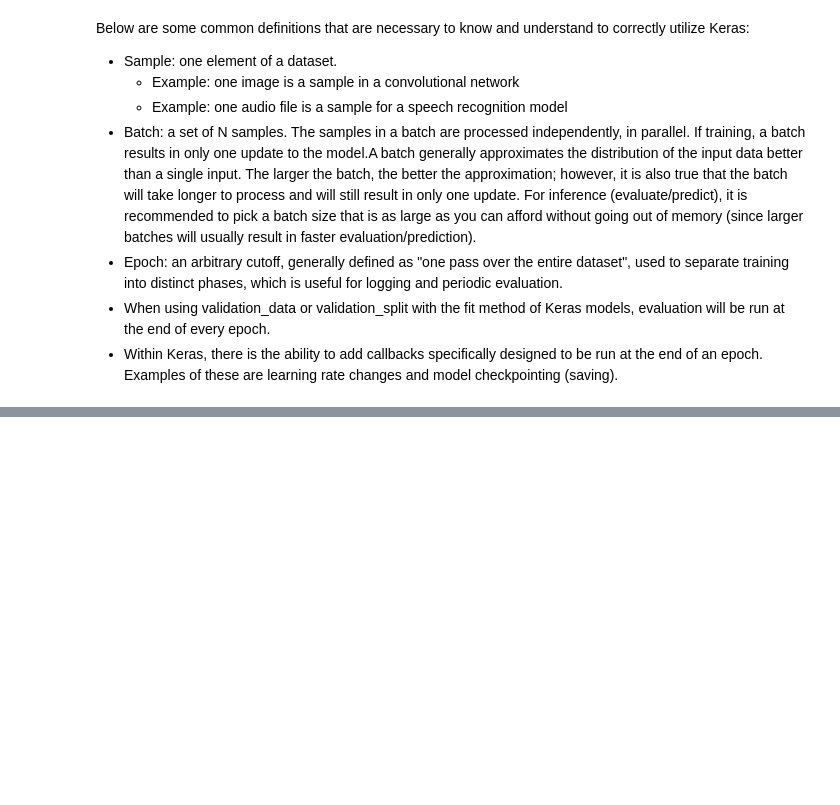
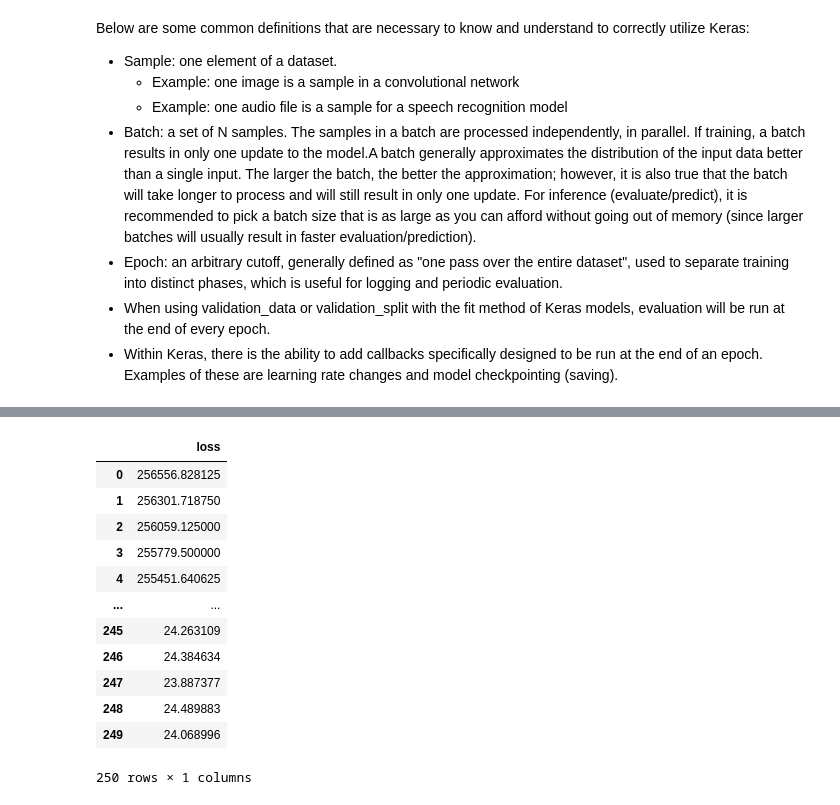
Before and after one commit to Sabbha20/ten-k-learn, a Jupyter notebook: 01 tensorflow-Keras/00 - Keras-Basics.ipynb, the cells around one changed output, grey strips where cells are left out. Saved outputs shown, nothing was run; the diff lists cells and outputs as text; code cells hidden in the pictures; blank space fills up the shorter version.

```diff
--- a/01 tensorflow-Keras/00 - Keras-Basics.ipynb
+++ b/01 tensorflow-Keras/00 - Keras-Basics.ipynb
@@ -176,0 +194,17 @@ model
+# %%
+loss_df = pd.DataFrame(model.history.history)
+loss_df
+# %% [output]
+|  | loss |
+| 0 | 256556.828125 |
+| 1 | 256301.718750 |
+| 2 | 256059.125000 |
+| 3 | 255779.500000 |
+| 4 | 255451.640625 |
+| ... | ... |
+| 245 | 24.263109 |
+| 246 | 24.384634 |
+| 247 | 23.887377 |
+| 248 | 24.489883 |
+| 249 | 24.068996 |
+250 rows × 1 columns
```
Also changed, not shown: parts of 2 cells of this notebook.
